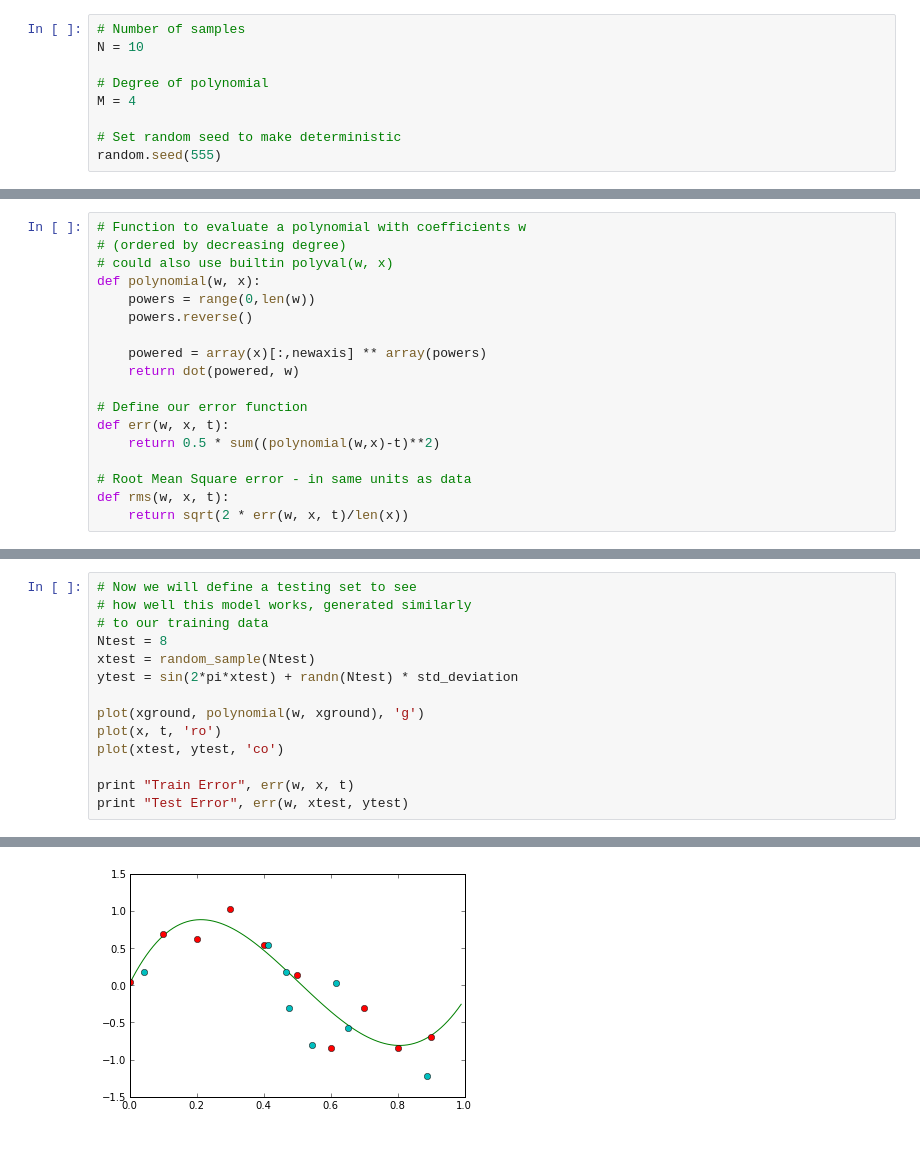
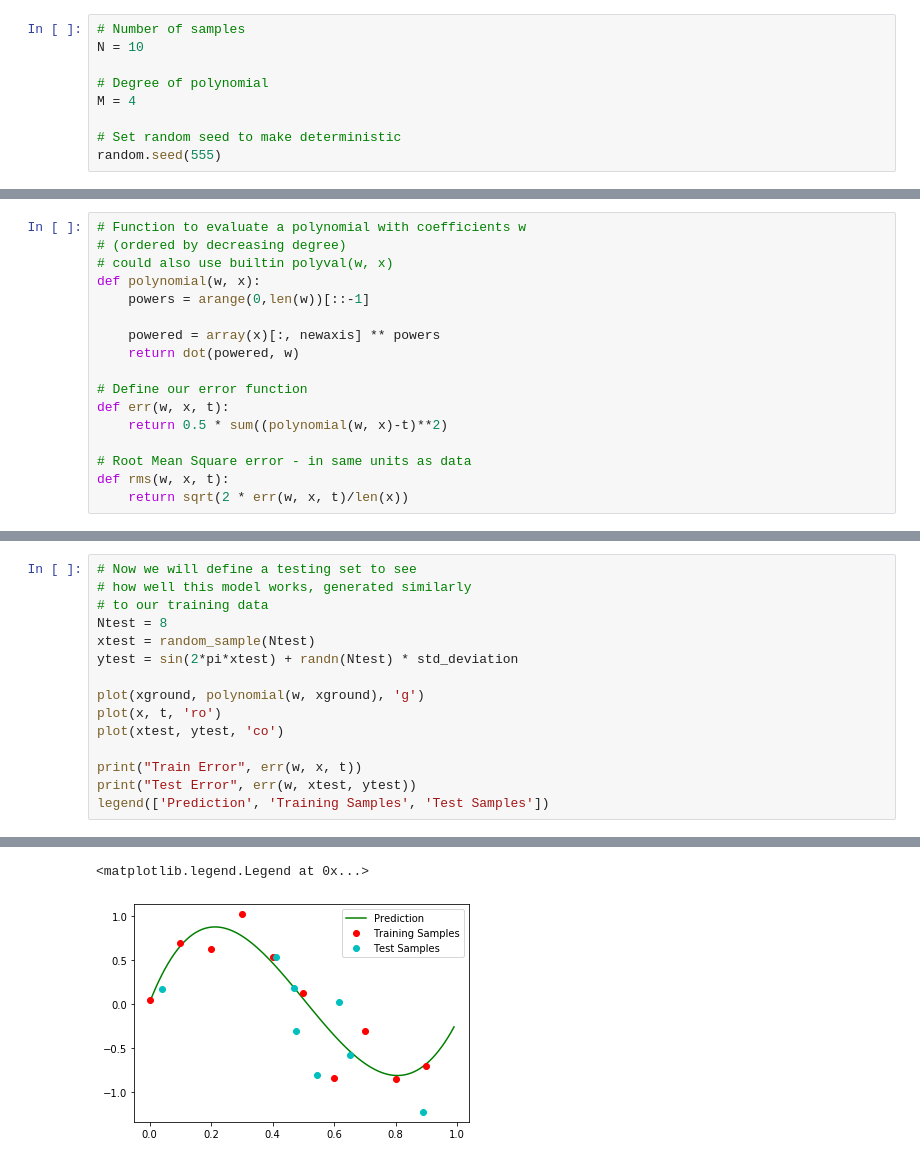
Before and after one commit to jamt9000/prml, a Jupyter notebook: 1.1-polycurve.ipynb, the cells around one changed output, grey strips where cells are left out. Drawn from its saved outputs; the diff is of its cells as text.

```diff
--- a/1.1-polycurve.ipynb
+++ b/1.1-polycurve.ipynb
@@ -42,15 +41,14 @@ plot(x, t, 'ro')
 # (ordered by decreasing degree)
 # could also use builtin polyval(w, x)
 def polynomial(w, x):
-    powers = range(0,len(w))
-    powers.reverse()
+    powers = arange(0,len(w))[::-1]
 
-    powered = array(x)[:,newaxis] ** array(powers)
+    powered = array(x)[:, newaxis] ** powers
     return dot(powered, w)
 
 # Define our error function
 def err(w, x, t):
-    return 0.5 * sum((polynomial(w,x)-t)**2)
+    return 0.5 * sum((polynomial(w, x)-t)**2)
 
 # Root Mean Square error - in same units as data
 def rms(w, x, t):
@@ -83,6 +82,7 @@ plot(xground, polynomial(w, xground), 'g')
 plot(x, t, 'ro')
 plot(xtest, ytest, 'co')
 
-print "Train Error", err(w, x, t)
-print "Test Error", err(w, xtest, ytest)
+print("Train Error", err(w, x, t))
+print("Test Error", err(w, xtest, ytest))
+legend(['Prediction', 'Training Samples', 'Test Samples'])
 # %% [output]
@@ -91,4 +91,5 @@ Test Error 0.589296810631
+<matplotlib.legend.Legend at 0x...>
-[figure, old version]
+[figure, new version]
 # %%
 # What if we use a higher order polynomial?
 w_higher = polyfit(x, t, 9)
```
Also changed, not shown: parts of 7 cells of this notebook.
